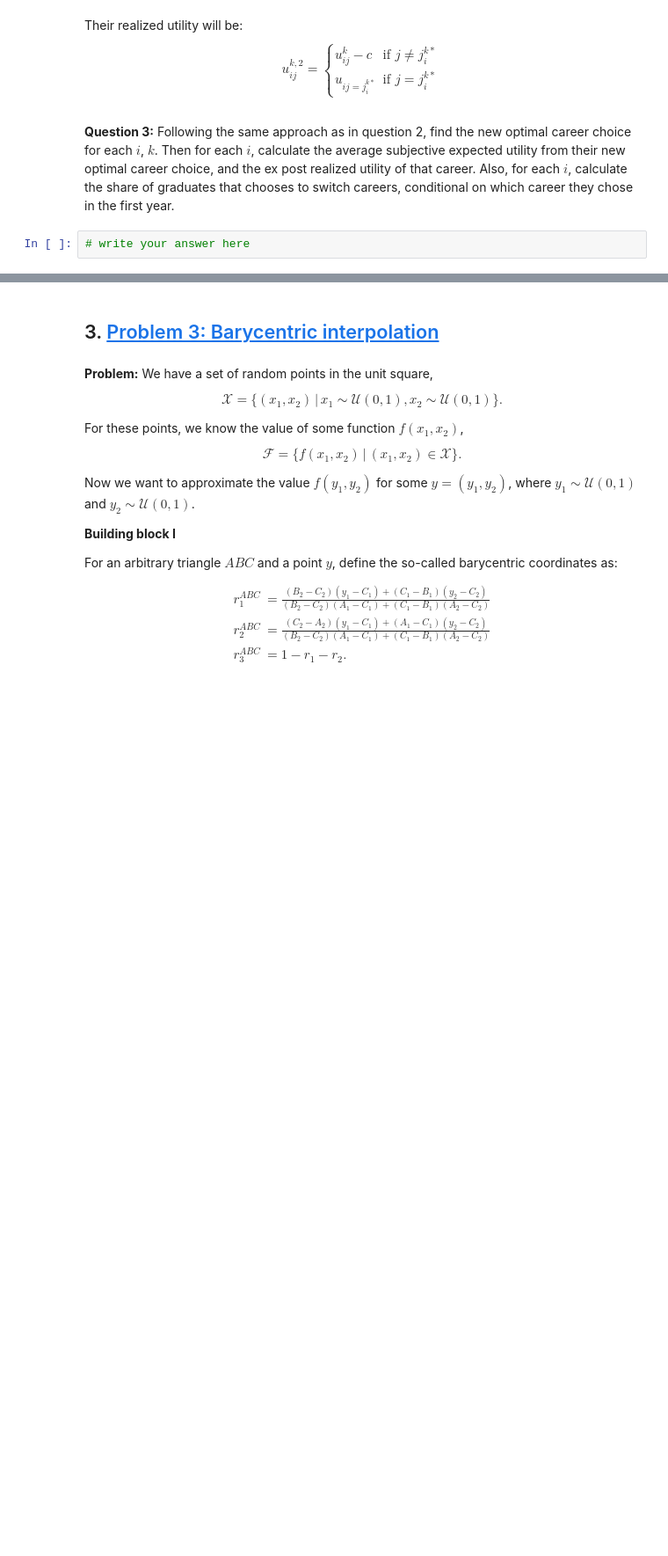
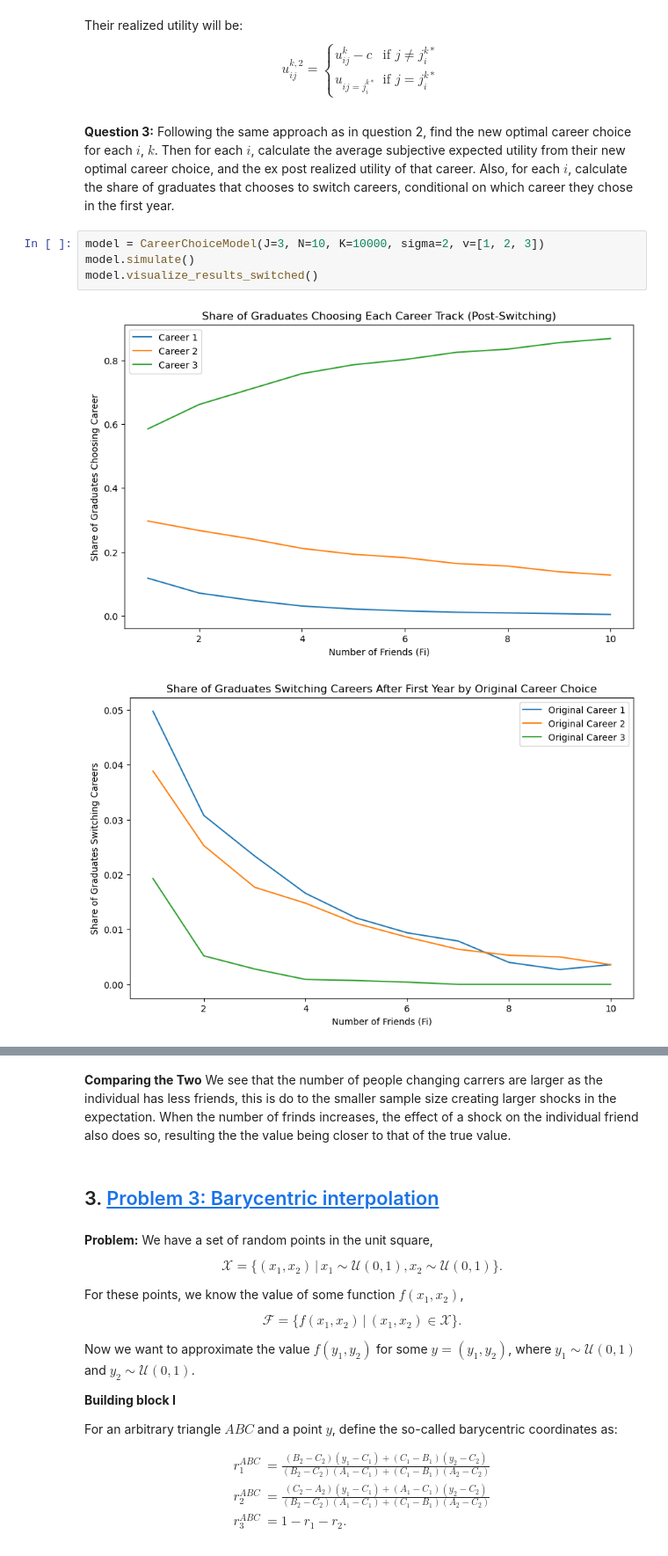
Before and after one commit to NumEconCopenhagen/projects-2024-andy-og-birdy, a Jupyter notebook: examproject/exam_2024.ipynb, the cells around one changed output, grey strips where cells are left out. Shown at 88% size. Saved outputs shown, nothing was run; the diff lists cells and outputs as text; blank space fills up the shorter version.

```diff
--- a/examproject/exam_2024.ipynb
+++ b/examproject/exam_2024.ipynb
@@ -352,5 +387,10 @@ u^{k,2}_{ij}= \begin{cases}
 $$
 # %% [markdown]
 **Question 3:** Following the same approach as in question 2, find the new optimal career choice for each $i$, $k$. Then for each $i$, calculate the average subjective expected utility from their new optimal career choice, and the ex post realized utility of that career. Also, for each $i$, calculate the share of graduates that chooses to switch careers, conditional on which career they chose in the first year. <br>
-# %%
-# write your answer here
+# %%
+model = CareerChoiceModel(J=3, N=10, K=10000, sigma=2, v=[1, 2, 3])
+model.simulate()
+model.visualize_results_switched()
+# %% [output]
+[figure, added]
+[figure, added]
@@ -357,3 +399,5 @@ $$
+# %% [markdown]
+**Comparing the Two**  We see that the number of people changing carrers are larger as the individual has less friends, this is do to the smaller sample size creating larger shocks in the expectation. When the number of frinds increases, the effect of a shock on the individual friend also does so, resulting the the value being closer to that of the true value.
 # %% [markdown]
 ## 3. <a id='toc3_'></a>[Problem 3: Barycentric interpolation](#toc0_)
 # %% [markdown]
```
Also changed, not shown: parts of 9 cells of this notebook, 1 other file.
